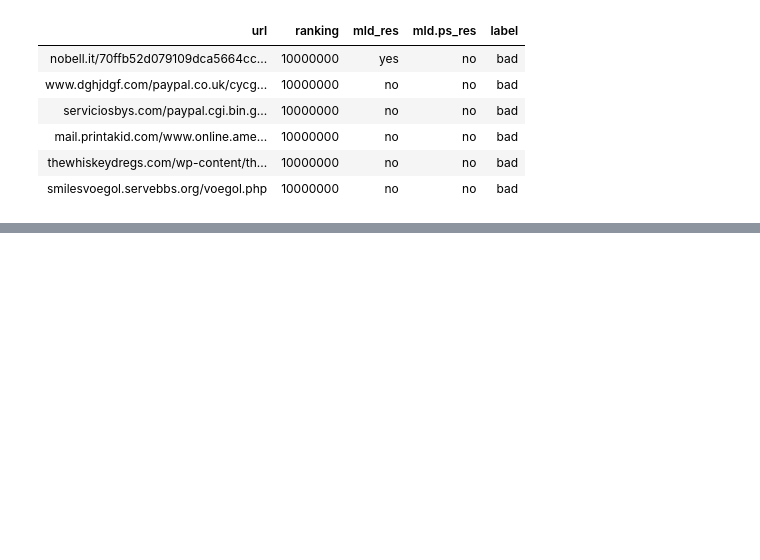
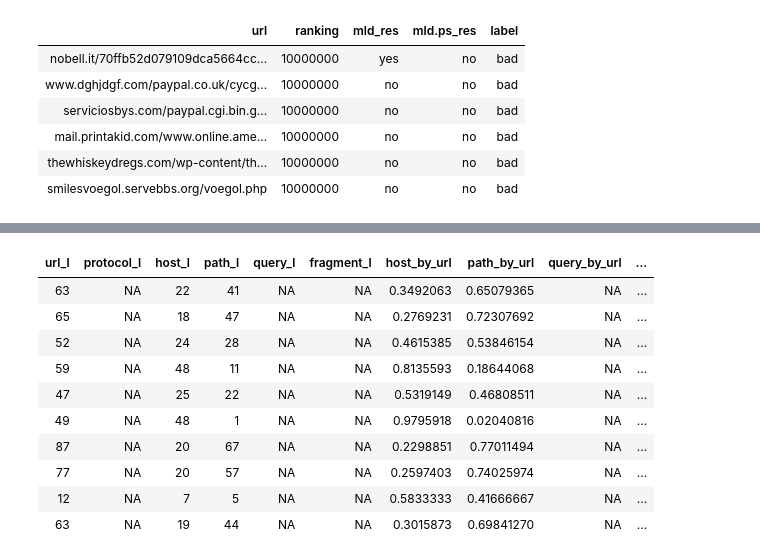
Before and after one commit to FrightenedFox/r-lab-project, a Jupyter notebook: data-visualization.ipynb, the cells around one changed output, grey strips where cells are left out. Drawn from its saved outputs; the diff is of its cells as text; code cells hidden in the pictures; blank space fills up the shorter version.

```diff
--- a/data-visualization.ipynb
+++ b/data-visualization.ipynb
@@ -118,0 +142,16 @@ Bierzemy pod uwage następujące cechy każdej z wymienionych powyżej części:
+# %%
+# Lengths
+lengths_res <- url_lengths(split_res)
+lengths_res[20:29,]
+# %% [output]
+| url_l | protocol_l | host_l | path_l | query_l | fragment_l | host_by_url | path_by_url | query_by_url | ... |
+| 63 | NA | 22 | 41 | NA | NA | 0.3492063 | 0.65079365 | NA | ... |
+| 65 | NA | 18 | 47 | NA | NA | 0.2769231 | 0.72307692 | NA | ... |
+| 52 | NA | 24 | 28 | NA | NA | 0.4615385 | 0.53846154 | NA | ... |
+| 59 | NA | 48 | 11 | NA | NA | 0.8135593 | 0.18644068 | NA | ... |
+| 47 | NA | 25 | 22 | NA | NA | 0.5319149 | 0.46808511 | NA | ... |
+| 49 | NA | 48 | 1 | NA | NA | 0.9795918 | 0.02040816 | NA | ... |
+| 87 | NA | 20 | 67 | NA | NA | 0.2298851 | 0.77011494 | NA | ... |
+| 77 | NA | 20 | 57 | NA | NA | 0.2597403 | 0.74025974 | NA | ... |
+| 12 | NA | 7 | 5 | NA | NA | 0.5833333 | 0.41666667 | NA | ... |
+| 63 | NA | 19 | 44 | NA | NA | 0.3015873 | 0.69841270 | NA | ... |
```
Also changed, not shown: parts of 16 cells of this notebook, 2 other files.
